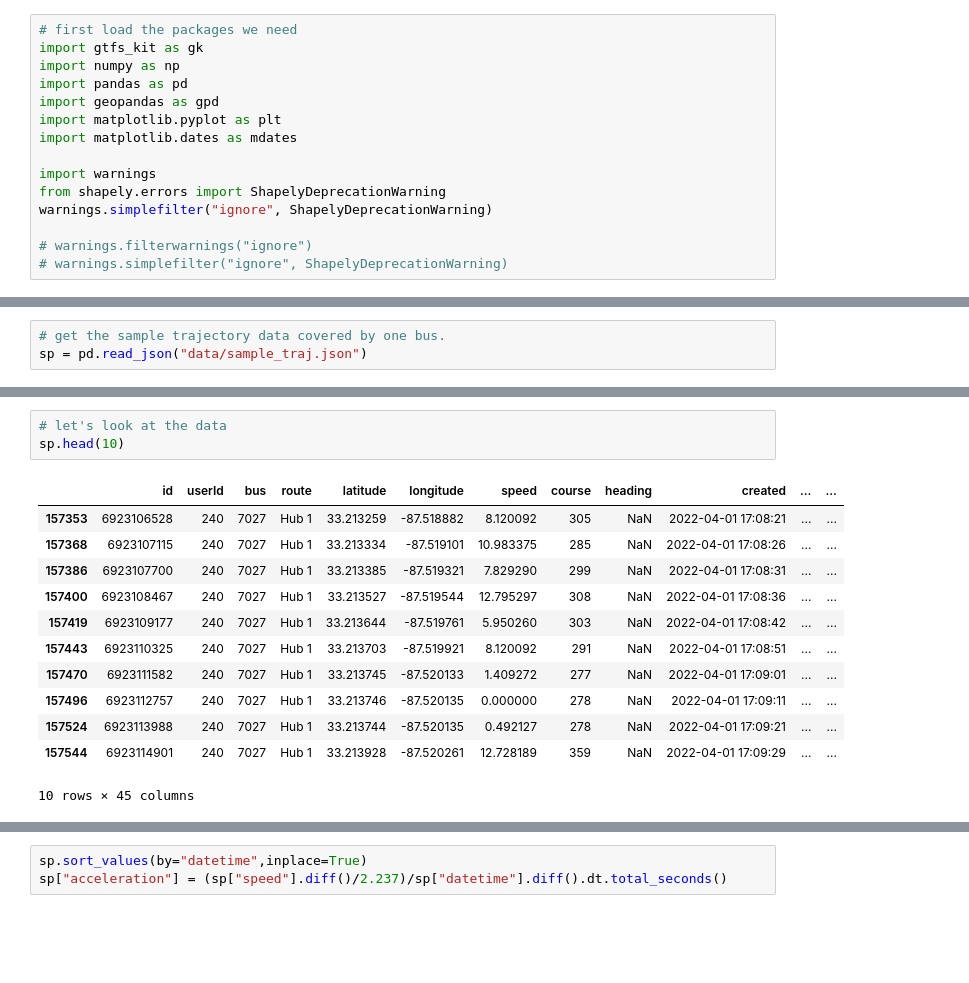
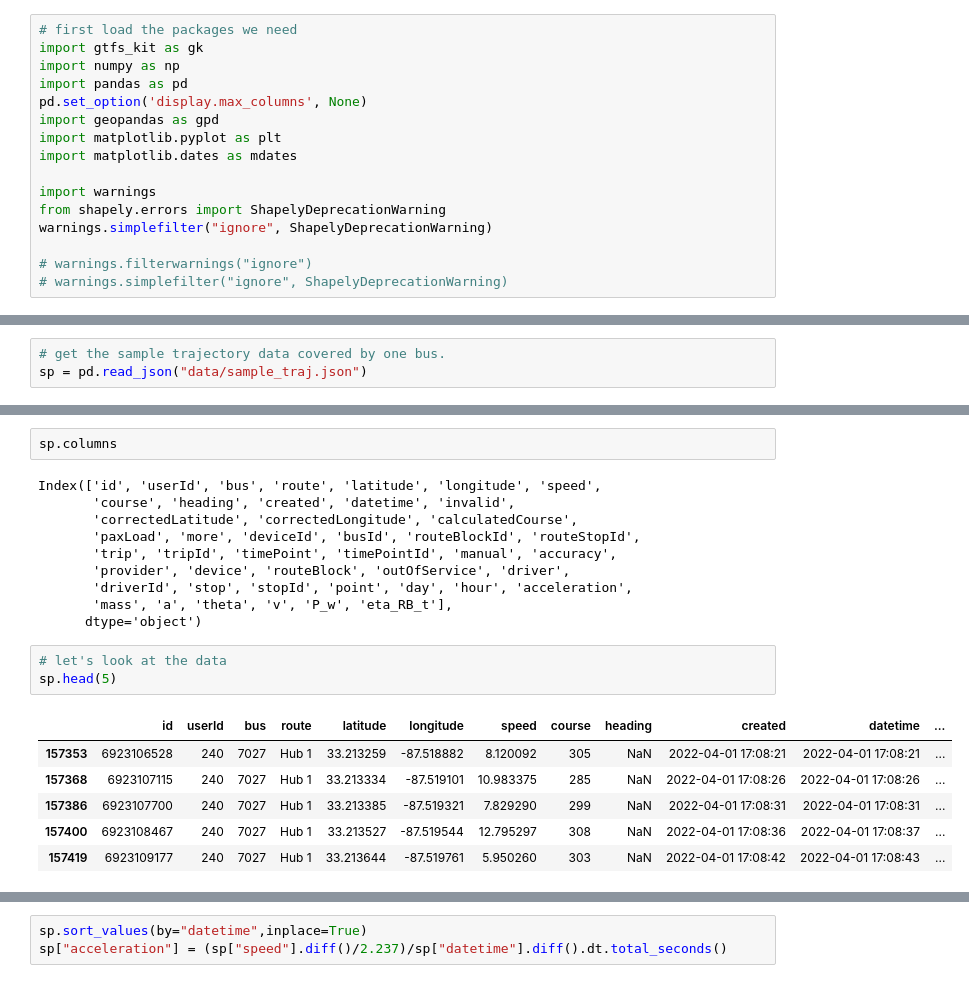
Before and after one commit to sguo28/UA_CE515_Tutorial, a Jupyter notebook: tutorial.ipynb, the cells around one changed output, grey strips where cells are left out. Saved outputs shown, nothing was run; the diff lists cells and outputs as text; blank space fills up the shorter version.

```diff
--- a/tutorial.ipynb
+++ b/tutorial.ipynb
@@ -21,6 +17,7 @@
 import gtfs_kit as gk
 import numpy as np
 import pandas as pd
+pd.set_option('display.max_columns', None)
 import geopandas as gpd
 import matplotlib.pyplot as plt
 import matplotlib.dates as mdates
@@ -80,16 +130,22 @@ sp = pd.read_json("data/sample_traj.json")
+# %%
+sp.columns
+# %% [output]
+Index(['id', 'userId', 'bus', 'route', 'latitude', 'longitude', 'speed',
+       'course', 'heading', 'created', 'datetime', 'invalid',
+       'correctedLatitude', 'correctedLongitude', 'calculatedCourse',
+       'paxLoad', 'more', 'deviceId', 'busId', 'routeBlockId', 'routeStopId',
+       'trip', 'tripId', 'timePoint', 'timePointId', 'manual', 'accuracy',
+       'provider', 'device', 'routeBlock', 'outOfService', 'driver',
+       'driverId', 'stop', 'stopId', 'point', 'day', 'hour', 'acceleration',
+       'mass', 'a', 'theta', 'v', 'P_w', 'eta_RB_t'],
+      dtype='object')
 # %%
 # let's look at the data
-sp.head(10)
+sp.head(5)
 # %% [output]
-|  | id | userId | bus | route | latitude | longitude | speed | course | heading | created | ... | ... |
-| 157353 | 6923106528 | 240 | 7027 | Hub 1 | 33.213259 | -87.518882 | 8.120092 | 305 | NaN | 2022-04-01 17:08:21 | ... | ... |
-| 157368 | 6923107115 | 240 | 7027 | Hub 1 | 33.213334 | -87.519101 | 10.983375 | 285 | NaN | 2022-04-01 17:08:26 | ... | ... |
-| 157386 | 6923107700 | 240 | 7027 | Hub 1 | 33.213385 | -87.519321 | 7.829290 | 299 | NaN | 2022-04-01 17:08:31 | ... | ... |
-| 157400 | 6923108467 | 240 | 7027 | Hub 1 | 33.213527 | -87.519544 | 12.795297 | 308 | NaN | 2022-04-01 17:08:36 | ... | ... |
-| 157419 | 6923109177 | 240 | 7027 | Hub 1 | 33.213644 | -87.519761 | 5.950260 | 303 | NaN | 2022-04-01 17:08:42 | ... | ... |
-| 157443 | 6923110325 | 240 | 7027 | Hub 1 | 33.213703 | -87.519921 | 8.120092 | 291 | NaN | 2022-04-01 17:08:51 | ... | ... |
-| 157470 | 6923111582 | 240 | 7027 | Hub 1 | 33.213745 | -87.520133 | 1.409272 | 277 | NaN | 2022-04-01 17:09:01 | ... | ... |
-| 157496 | 6923112757 | 240 | 7027 | Hub 1 | 33.213746 | -87.520135 | 0.000000 | 278 | NaN | 2022-04-01 17:09:11 | ... | ... |
-| 157524 | 6923113988 | 240 | 7027 | Hub 1 | 33.213744 | -87.520135 | 0.492127 | 278 | NaN | 2022-04-01 17:09:21 | ... | ... |
-| 157544 | 6923114901 | 240 | 7027 | Hub 1 | 33.213928 | -87.520261 | 12.728189 | 359 | NaN | 2022-04-01 17:09:29 | ... | ... |
+|  | id | userId | bus | route | latitude | longitude | speed | course | heading | created | datetime | ... |
+| 157353 | 6923106528 | 240 | 7027 | Hub 1 | 33.213259 | -87.518882 | 8.120092 | 305 | NaN | 2022-04-01 17:08:21 | 2022-04-01 17:08:21 | ... |
+| 157368 | 6923107115 | 240 | 7027 | Hub 1 | 33.213334 | -87.519101 | 10.983375 | 285 | NaN | 2022-04-01 17:08:26 | 2022-04-01 17:08:26 | ... |
+| 157386 | 6923107700 | 240 | 7027 | Hub 1 | 33.213385 | -87.519321 | 7.829290 | 299 | NaN | 2022-04-01 17:08:31 | 2022-04-01 17:08:31 | ... |
+| 157400 | 6923108467 | 240 | 7027 | Hub 1 | 33.213527 | -87.519544 | 12.795297 | 308 | NaN | 2022-04-01 17:08:36 | 2022-04-01 17:08:37 | ... |
+| 157419 | 6923109177 | 240 | 7027 | Hub 1 | 33.213644 | -87.519761 | 5.950260 | 303 | NaN | 2022-04-01 17:08:42 | 2022-04-01 17:08:43 | ... |
-10 rows × 45 columns
```
Also changed, not shown: parts of 15 cells of this notebook, 9 other files.
